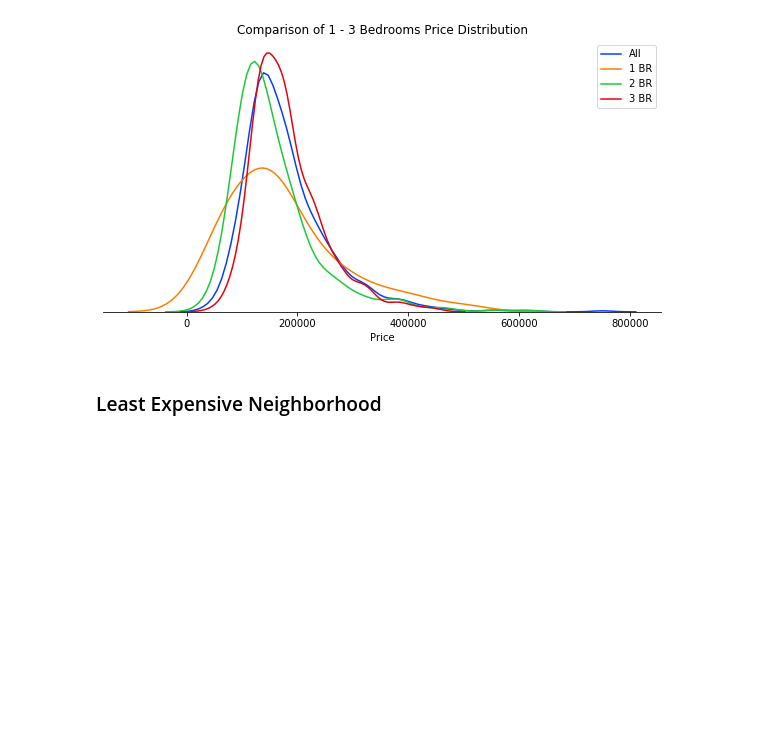
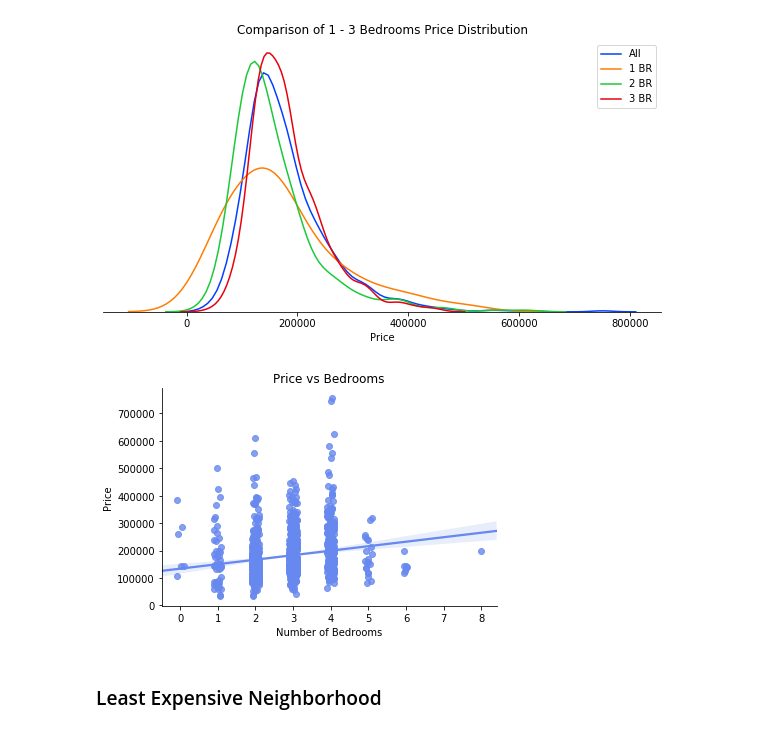
Before and after one commit to albertsundjaja/us_housing_analysis, a Jupyter notebook: training.ipynb, the cells around one changed output. Saved outputs shown, nothing was run; the diff lists cells and outputs as text; code cells hidden in the pictures; blank space fills up the shorter version.

```diff
--- a/Untitled.ipynb
+++ b/training.ipynb
@@ -179,6 +320,14 @@ ax.set(yticks=[], xlabel='Price', title='Comparison of 1 - 3 Bedrooms Price Dist
 sns.despine(left=True)
 # %% [output]
 [figure]
+# %%
+sns.regplot(data=df, x='BedroomAbvGr', y='SalePrice', x_jitter=0.1, y_jitter=0.1)
+plt.title('Price vs Bedrooms')
+plt.xlabel('Number of Bedrooms')
+plt.ylabel('Price')
+sns.despine()
+# %% [output]
+[figure, added]
 # %% [markdown]
 ### Least Expensive Neighborhood
 # %%
```
Also changed, not shown: parts of 58 cells of this notebook, 4 other files.
